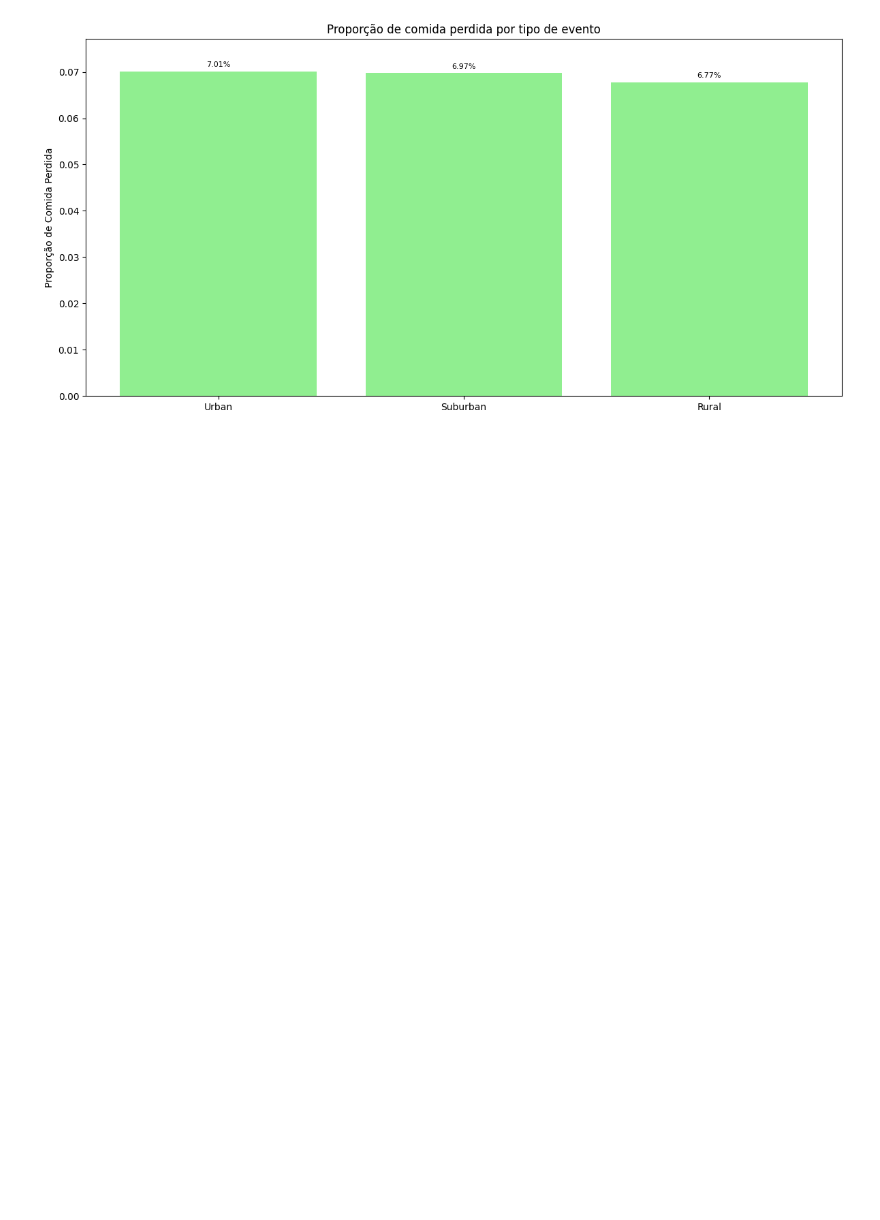
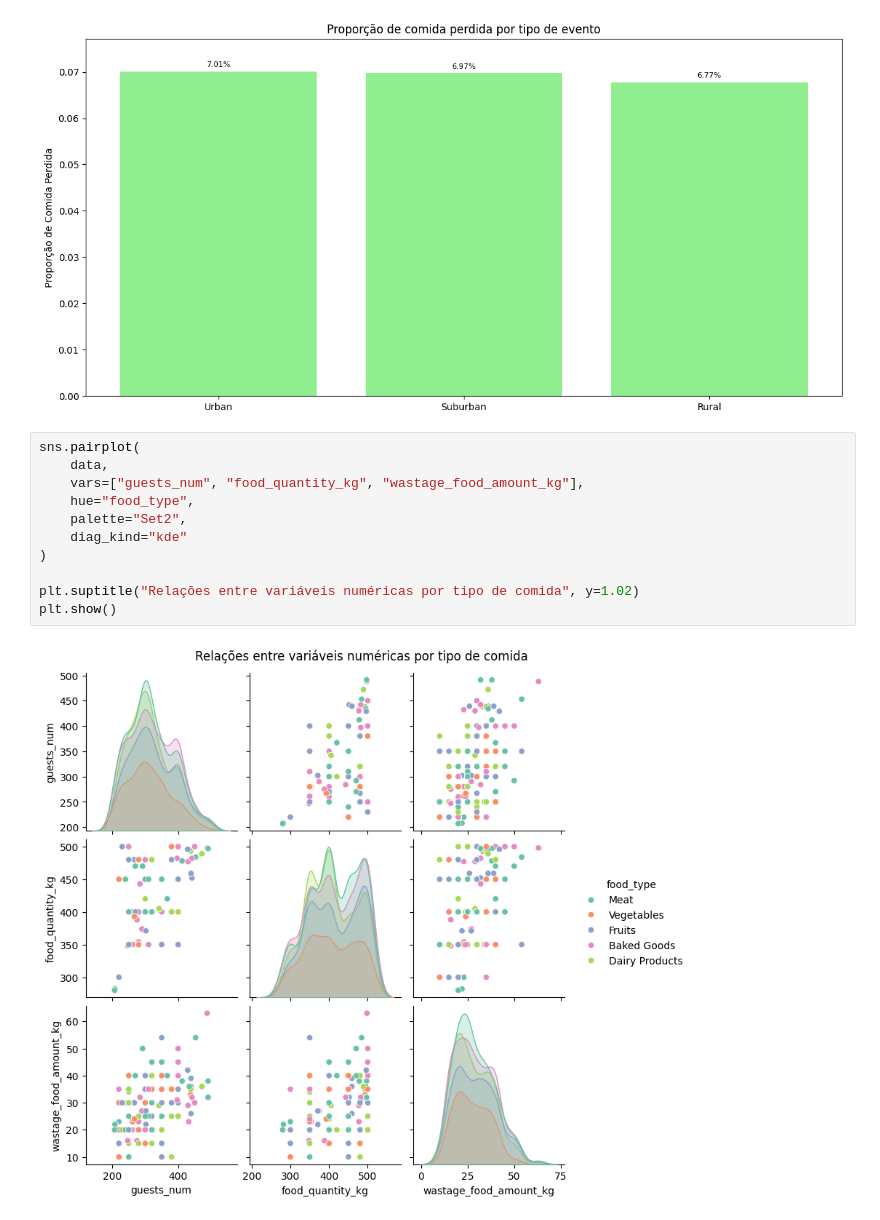
Before and after one commit to A-UTech/analise-exploratoria-cd-2ano, a Jupyter notebook: analise-wastage-food-ofc.ipynb, the cells around one changed output. Drawn from its saved outputs; the diff is of its cells as text; blank space fills up the shorter version.

Commit message:
análises de relação de variáveis

```diff
--- a/analise-wastage-food-ofc.ipynb
+++ b/analise-wastage-food-ofc.ipynb
@@ -398,3 +398,16 @@ plt.tight_layout()
 plt.show()
 # %% [output]
 [figure]
+# %%
+sns.pairplot(
+    data,
+    vars=["guests_num", "food_quantity_kg", "wastage_food_amount_kg"],
+    hue="food_type",
+    palette="Set2",
+    diag_kind="kde"
+)
+
+plt.suptitle("Relações entre variáveis numéricas por tipo de comida", y=1.02)
+plt.show()
+# %% [output]
+[figure, added]
```
Also changed, not shown: parts of 1 cell of this notebook.
